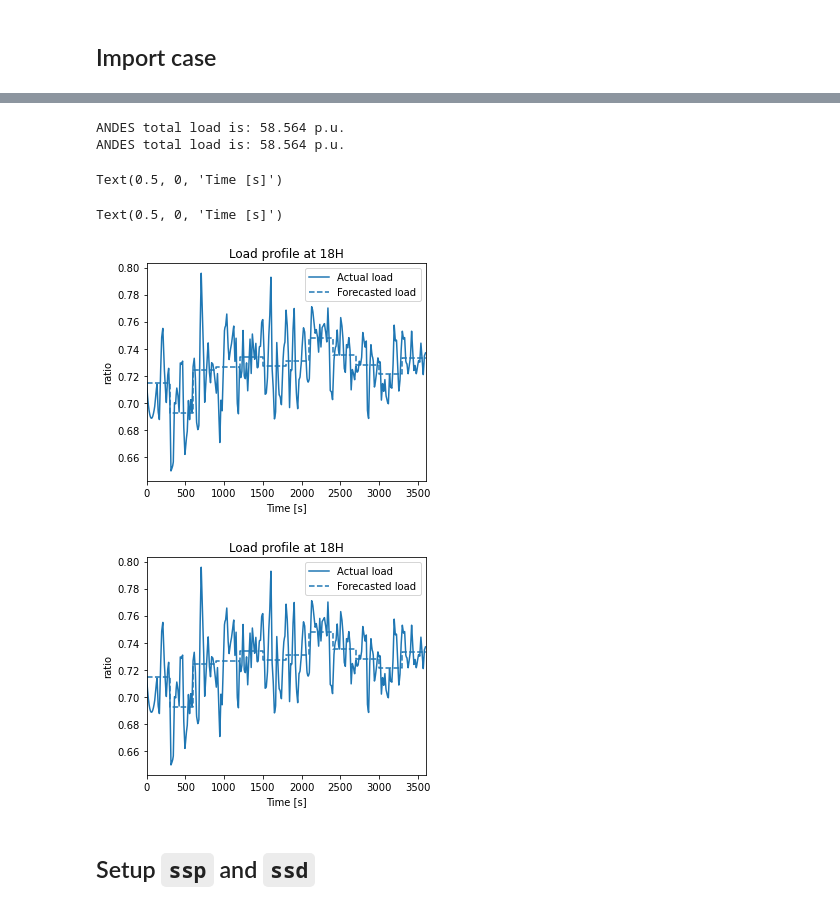
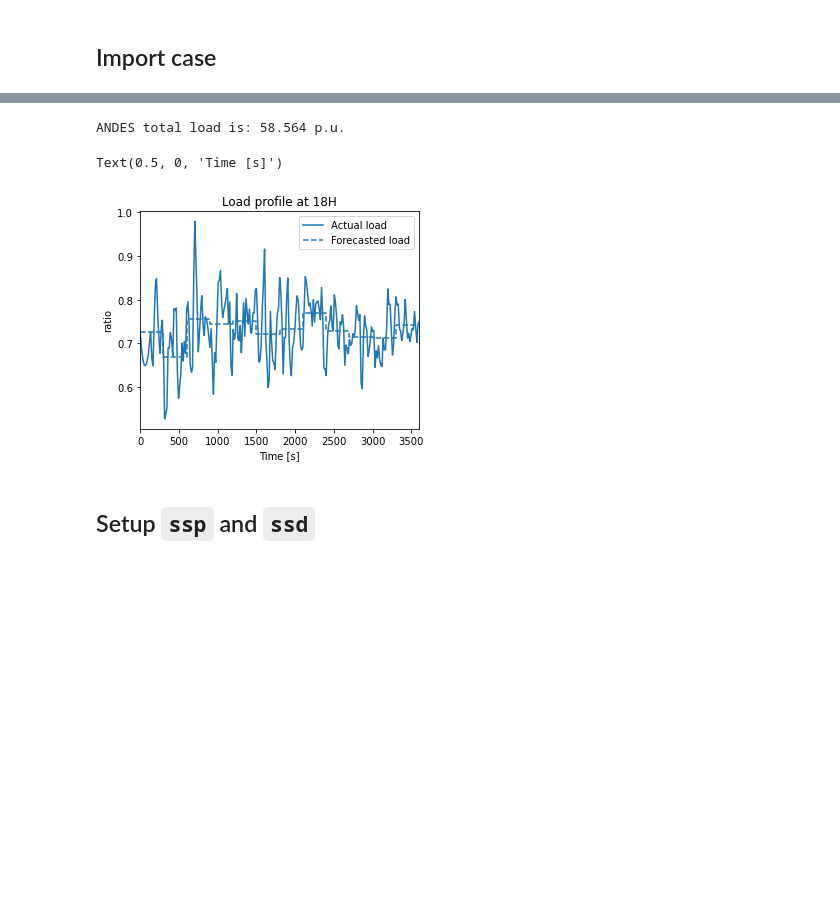
Before and after one commit to jinningwang/andes, a Jupyter notebook: jwang/notes/agc_param/cosim_no_ev.ipynb, the cells around one changed output, grey strips where cells are left out. Saved outputs shown, nothing was run; the diff lists cells and outputs as text; code cells hidden in the pictures; blank space fills up the shorter version.

```diff
--- a/jwang/notes/agc_param/cosim_no_ev.ipynb
+++ b/jwang/notes/agc_param/cosim_no_ev.ipynb
@@ -95,38 +81,36 @@ if caseH == 10:
 if caseH == 18:
     d_syn['sload'] = 0.8*(d_syn['ha18'] - d_syn['ha18'].min()) / d_syn['ha18'].min() + 0.7
 
 # extensify load fluctuation
 avg = d_syn['sload'].rolling(70).mean()
-d_syn['sload'] = 10 * (d_syn['sload'] - avg) + avg
+fluc = 30
+d_syn['sload'] = fluc * (d_syn['sload'] - avg) + avg
 
 # calculate expected load
 step = 300
 d_exp = d_syn.groupby(d_syn.index // step).mean().copy()
 d_exp['time'] = range(0,3600,300)
 
 # align starting point of load with starting point of dispatch results
 d_syn['sload'][0] = d_exp['sload'].iloc[0]
 d_syn['sload'][1:100] = None
 d_syn['sload'] = d_syn['sload'].interpolate(method='polynomial', order=3)
 
 # --- plot load curve ---
 fig_load, ax_load = plt.subplots(figsize=(5, 4))
 ax_load.plot(d_syn['time'], d_syn['sload'], color='tab:blue', linestyle='-')
 ystep = list(d_exp['sload'])
 ystep.insert(0, d_exp['sload'].iloc[0])
 ax_load.step(range(0,3900,300), ystep, color='tab:blue', linestyle='--')
 ax_load.set_xlim([0, 3600])
 ax_load.legend(['Actual load', 'Forecasted load'])
 ax_load.set_title(f'Load profile at {caseH}H')
 ax_load.set_ylabel('ratio')
 ax_load.set_xlabel('Time [s]')
 # %% [output]
 ANDES total load is: 58.564 p.u.
-ANDES total load is: 58.564 p.u.
 Text(0.5, 0, 'Time [s]')
-Text(0.5, 0, 'Time [s]')
-[figure, old version]
+[figure, new version]
-[figure, removed]
 # %% [markdown]
 ## Setup ``ssp`` and ``ssd``
 # %%
```
Also changed, not shown: parts of 10 cells of this notebook, 2 other files.
